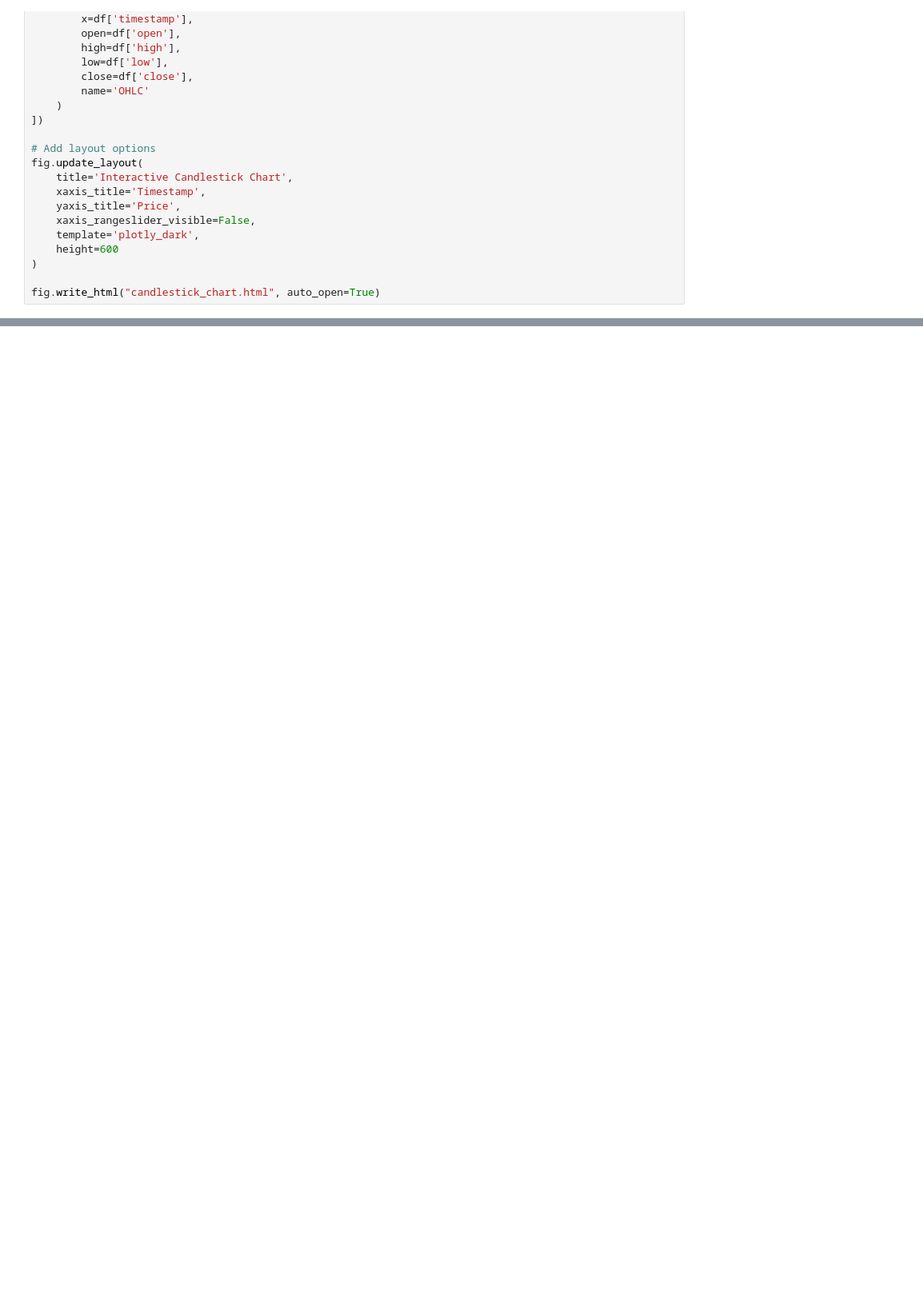
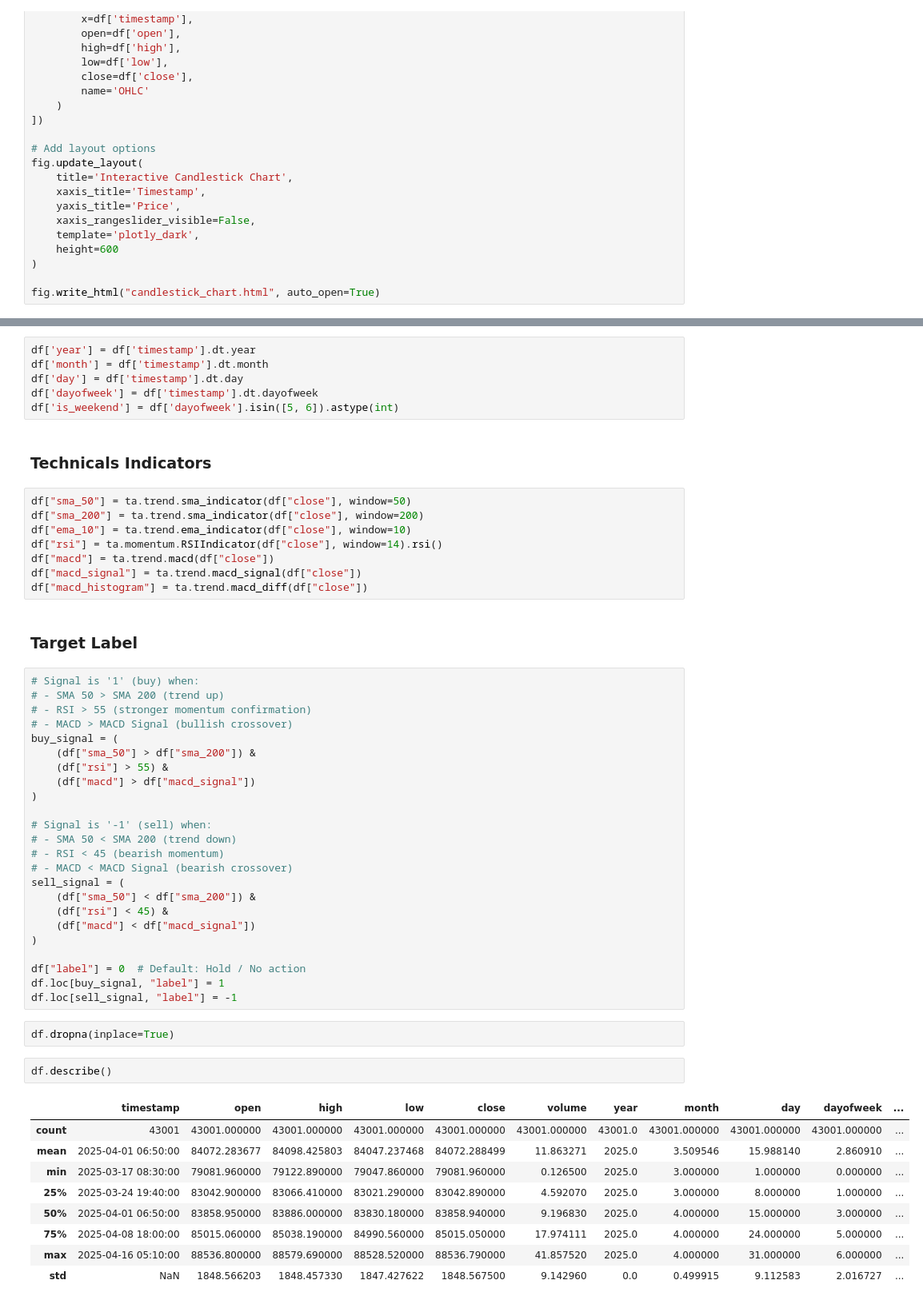
Before and after one commit to slamina-pf/data_analysis_trading_bot, a Jupyter notebook: workbooks/data_analysis.ipynb, the cells around one changed output, grey strips where cells are left out. Shown at 80% size. Drawn from its saved outputs; the diff is of its cells as text; blank space fills up the shorter version.

```diff
--- a/workbooks/data_analysis.ipynb
+++ b/workbooks/data_analysis.ipynb
@@ -227,0 +319,56 @@ fig.write_html("candlestick_chart.html", auto_open=True)
+# %%
+df['year'] = df['timestamp'].dt.year
+df['month'] = df['timestamp'].dt.month
+df['day'] = df['timestamp'].dt.day
+df['dayofweek'] = df['timestamp'].dt.dayofweek
+df['is_weekend'] = df['dayofweek'].isin([5, 6]).astype(int)
+# %% [markdown]
+### Technicals Indicators
+# %%
+df["sma_50"] = ta.trend.sma_indicator(df["close"], window=50)
+df["sma_200"] = ta.trend.sma_indicator(df["close"], window=200)
+df["ema_10"] = ta.trend.ema_indicator(df["close"], window=10)
+df["rsi"] = ta.momentum.RSIIndicator(df["close"], window=14).rsi()
+df["macd"] = ta.trend.macd(df["close"])
+df["macd_signal"] = ta.trend.macd_signal(df["close"])
+df["macd_histogram"] = ta.trend.macd_diff(df["close"])
+# %% [markdown]
+### Target Label
+# %%
+# Signal is '1' (buy) when:
+# - SMA 50 > SMA 200 (trend up)
+# - RSI > 55 (stronger momentum confirmation)
+# - MACD > MACD Signal (bullish crossover)
+buy_signal = (
+    (df["sma_50"] > df["sma_200"]) &
+    (df["rsi"] > 55) &
+    (df["macd"] > df["macd_signal"])
+)
+
+# Signal is '-1' (sell) when:
+# - SMA 50 < SMA 200 (trend down)
+# - RSI < 45 (bearish momentum)
+# - MACD < MACD Signal (bearish crossover)
+sell_signal = (
+    (df["sma_50"] < df["sma_200"]) &
+    (df["rsi"] < 45) &
+    (df["macd"] < df["macd_signal"])
+)
+
+df["label"] = 0  # Default: Hold / No action
+df.loc[buy_signal, "label"] = 1
+df.loc[sell_signal, "label"] = -1
+# %%
+df.dropna(inplace=True)
+# %%
+df.describe()
+# %% [output]
+|  | timestamp | open | high | low | close | volume | year | month | day | dayofweek | ... |
+| count | 43001 | 43001.000000 | 43001.000000 | 43001.000000 | 43001.000000 | 43001.000000 | 43001.0 | 43001.000000 | 43001.000000 | 43001.000000 | ... |
+| mean | 2025-04-01 06:50:00 | 84072.283677 | 84098.425803 | 84047.237468 | 84072.288499 | 11.863271 | 2025.0 | 3.509546 | 15.988140 | 2.860910 | ... |
+| min | 2025-03-17 08:30:00 | 79081.960000 | 79122.890000 | 79047.860000 | 79081.960000 | 0.126500 | 2025.0 | 3.000000 | 1.000000 | 0.000000 | ... |
+| 25% | 2025-03-24 19:40:00 | 83042.900000 | 83066.410000 | 83021.290000 | 83042.890000 | 4.592070 | 2025.0 | 3.000000 | 8.000000 | 1.000000 | ... |
+| 50% | 2025-04-01 06:50:00 | 83858.950000 | 83886.000000 | 83830.180000 | 83858.940000 | 9.196830 | 2025.0 | 4.000000 | 15.000000 | 3.000000 | ... |
+| 75% | 2025-04-08 18:00:00 | 85015.060000 | 85038.190000 | 84990.560000 | 85015.050000 | 17.974111 | 2025.0 | 4.000000 | 24.000000 | 5.000000 | ... |
+| max | 2025-04-16 05:10:00 | 88536.800000 | 88579.690000 | 88528.520000 | 88536.790000 | 41.857520 | 2025.0 | 4.000000 | 31.000000 | 6.000000 | ... |
+| std | NaN | 1848.566203 | 1848.457330 | 1847.427622 | 1848.567500 | 9.142960 | 0.0 | 0.499915 | 9.112583 | 2.016727 | ... |
```
Also changed, not shown: parts of 28 cells of this notebook, 2 other files.
